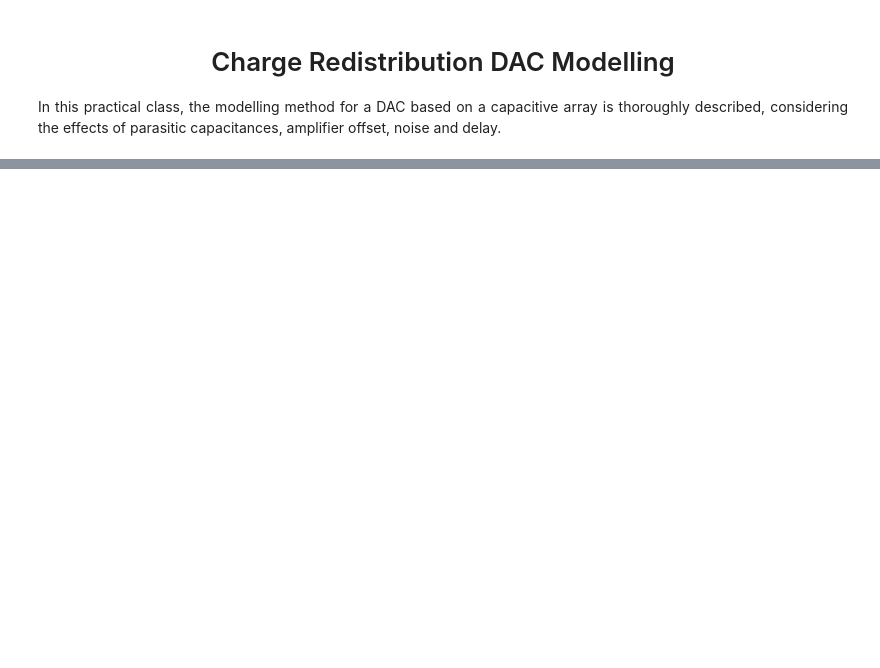
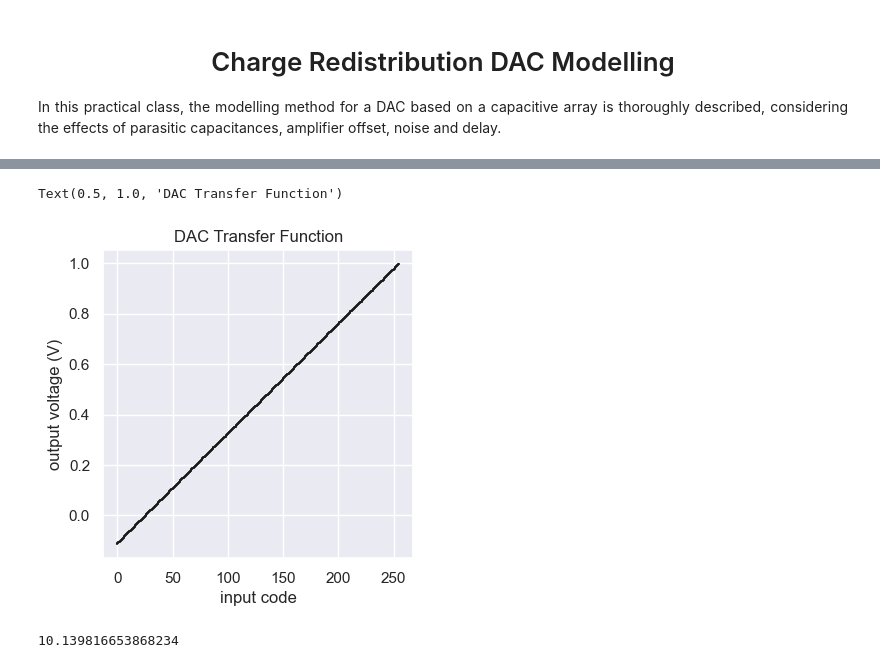
Before and after one commit to das-dias/signal-converters-notebooks, a Jupyter notebook: practical_classes/practical_class_7.ipynb, the cells around one changed output, grey strips where cells are left out. Saved outputs shown, nothing was run; the diff lists cells and outputs as text; code cells hidden in the pictures; blank space fills up the shorter version.

```diff
--- a/practical_classes/practical_class_7.ipynb
+++ b/practical_classes/practical_class_7.ipynb
@@ -36,0 +199,10 @@ Understanding the operation of the capacitive DAC is essential to significantly
+# %%
+# consider now a 10 mV offset voltage of the amplifier and
+# a parasitic capacitance equal to 10% of the total capacitance of the DAC
+cpvn = 0.1 * np.sum(c_array) # parasitic capacitance at the virtual v- input node of the amplifier
+cpb = cpvn # parasitic capacitance at the bottom plates of the capacitors
+voff = 10e-3
+vof = partial(vout_dac, c_array=c_array, vref=vref, ofst=voff, cpb=cpb, cpvn=cpvn, invert_code = True)
+vodac = np.vectorize(vof, signature='(k)->(m)')
+vout = vodac(incodes_bin).flatten()
+incodes_bin, vout.shape
@@ -36,0 +218,24 @@ Understanding the operation of the capacitive DAC is essential to significantly
+# %%
+# plot the output voltage in function of the input code
+fig, ax = plt.subplots(1,1, figsize=(4,4))
+ax.step(codes, vout, 'k', label='output voltage')
+ax.set_xlabel('input code')
+ax.set_ylabel('output voltage (V)')
+ax.grid(True)
+ax.set_title('DAC Transfer Function')
+# %% [output]
+Text(0.5, 1.0, 'DAC Transfer Function')
+[figure, added]
+# %%
+# compute the inl and dnl
+vlsb_measured = (vout[2**nbits - 1] - vout[0])/(2**nbits - 1)
+dnl = np.diff(vout)/vlsb_measured - 1
+inl = np.array([0] + np.cumsum(dnl).tolist())
+assert len(dnl) == 2**nbits - 1, 'DNL length is not correct: {}'.format(len(dnl))
+assert len(inl) == 2**nbits
+# compute the effective number of bits of the DAC using the INL (once the lost bits can be compute by the
+# difference between the minimum and maximum value of the INL)
+dac_linearity = nbits - np.log2(np.max(inl) - np.min(inl))
+dac_linearity
+# %% [output]
+10.139816653868234
```
Also changed, not shown: parts of 13 cells of this notebook, 4 other files.
